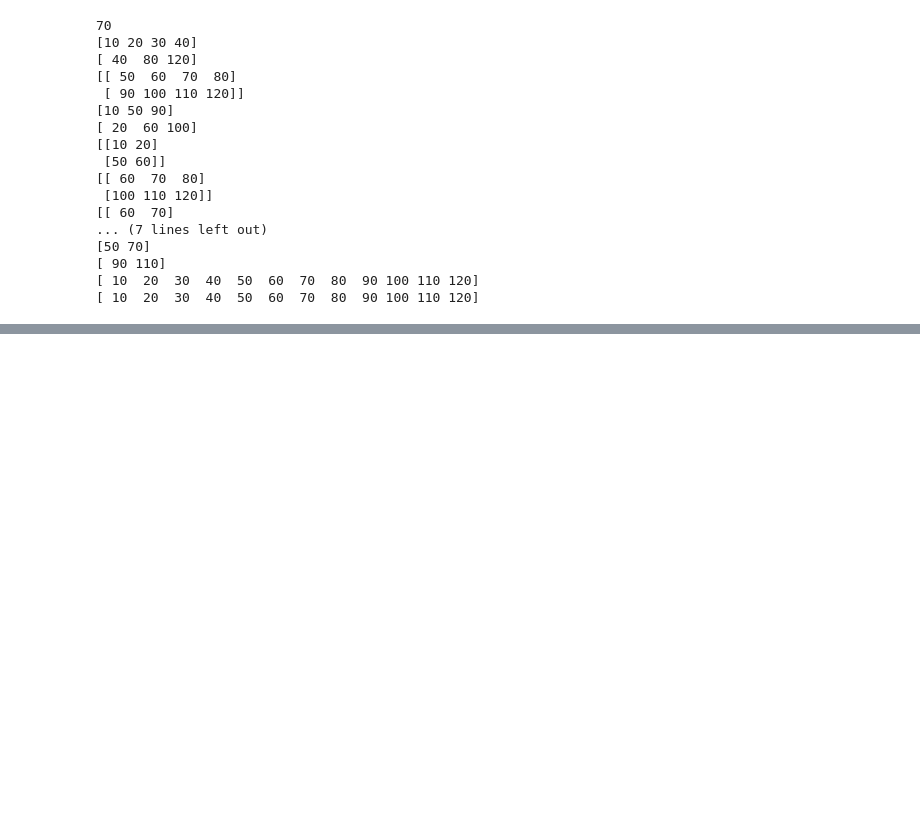
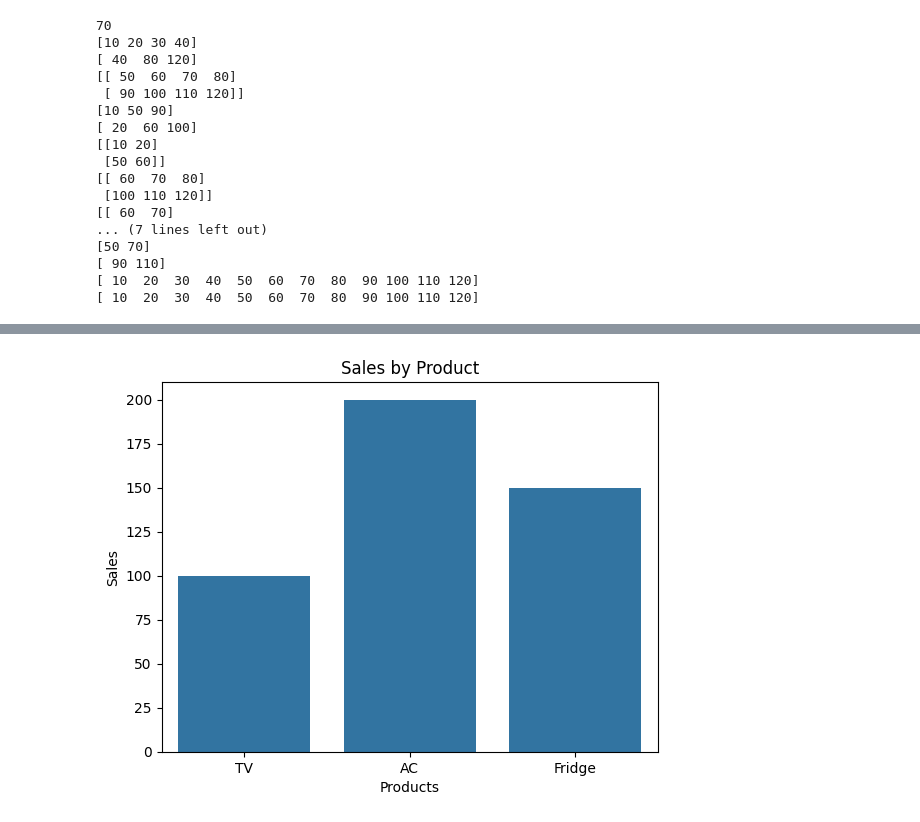
Before and after one commit to fkofkf431/Python-For-Data-Science, a Jupyter notebook: Numpy,Pandas,Matplotlib,Seaborn,ScikitLearn.ipynb, the cells around one changed output, grey strips where cells are left out. Cells and saved outputs as stored; diff of their text form; code cells hidden in the pictures; blank space fills up the shorter version.

```diff
--- a/Numpy,Pandas,Matplotlib,Seaborn,ScikitLearn.ipynb
+++ b/Numpy,Pandas,Matplotlib,Seaborn,ScikitLearn.ipynb
@@ -294,0 +491,14 @@ print(arr.reshape(-1))
+# %%
+# Bar plot-Category wise comparison, Alag alag categories ke beech values ka comparison dikhata hai.
+# Jese sales by product:TV,AC,Fridge.
+# Number of students in diffrent courses
+import seaborn as sns
+products = ['TV', 'AC', 'Fridge']
+sales = [100, 200, 150]
+sns.barplot(x=products, y=sales)
+plt.title('Sales by Product')
+plt.xlabel('Products')
+plt.ylabel('Sales')
+plt.show()
+# %% [output]
+[figure, added]
```
Also changed, not shown: parts of 26 cells of this notebook.
